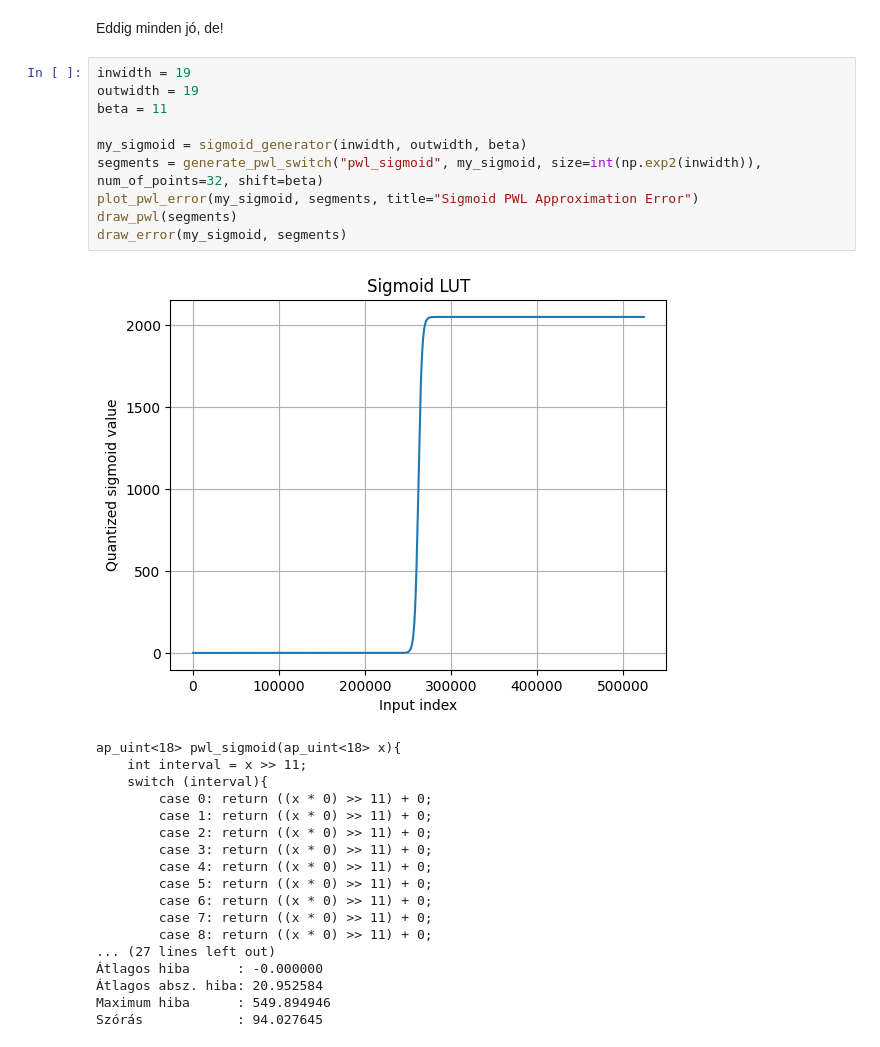
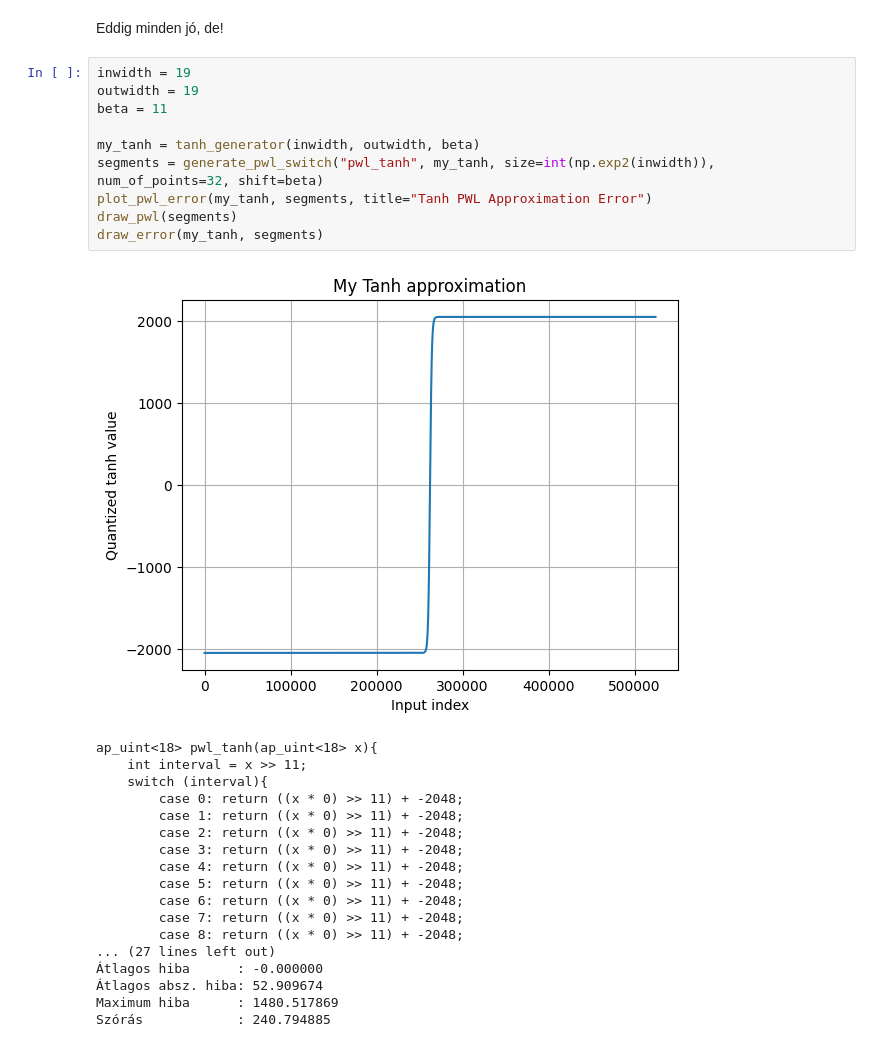
Before and after one commit to geribozont/Thesis, a Jupyter notebook: 02_define_act_functions.ipynb, the cells around one changed output. Saved outputs shown, nothing was run; the diff lists cells and outputs as text.

```diff
--- a/02_define_act_functions.ipynb
+++ b/02_define_act_functions.ipynb
@@ -339,29 +332,29 @@ Eddig minden jó, de!
 # %%
 inwidth = 19
 outwidth = 19
 beta = 11
 
-my_sigmoid = sigmoid_generator(inwidth, outwidth, beta)
-segments = generate_pwl_switch("pwl_sigmoid", my_sigmoid, size=int(np.exp2(inwidth)), num_of_points=32, shift=beta)
-plot_pwl_error(my_sigmoid, segments, title="Sigmoid PWL Approximation Error")
+my_tanh = tanh_generator(inwidth, outwidth, beta)
+segments = generate_pwl_switch("pwl_tanh", my_tanh, size=int(np.exp2(inwidth)), num_of_points=32, shift=beta)
+plot_pwl_error(my_tanh, segments, title="Tanh PWL Approximation Error")
 draw_pwl(segments)
-draw_error(my_sigmoid, segments)
+draw_error(my_tanh, segments)
 # %% [output]
-[figure, old version]
+[figure, new version]
-ap_uint<18> pwl_sigmoid(ap_uint<18> x){
+ap_uint<18> pwl_tanh(ap_uint<18> x){
     int interval = x >> 11;
     switch (interval){
-        case 0: return ((x * 0) >> 11) + 0;
-        case 1: return ((x * 0) >> 11) + 0;
-        case 2: return ((x * 0) >> 11) + 0;
-        case 3: return ((x * 0) >> 11) + 0;
-        case 4: return ((x * 0) >> 11) + 0;
-        case 5: return ((x * 0) >> 11) + 0;
-        case 6: return ((x * 0) >> 11) + 0;
-        case 7: return ((x * 0) >> 11) + 0;
-        case 8: return ((x * 0) >> 11) + 0;
+        case 0: return ((x * 0) >> 11) + -2048;
+        case 1: return ((x * 0) >> 11) + -2048;
+        case 2: return ((x * 0) >> 11) + -2048;
+        case 3: return ((x * 0) >> 11) + -2048;
+        case 4: return ((x * 0) >> 11) + -2048;
+        case 5: return ((x * 0) >> 11) + -2048;
+        case 6: return ((x * 0) >> 11) + -2048;
+        case 7: return ((x * 0) >> 11) + -2048;
+        case 8: return ((x * 0) >> 11) + -2048;
 ... (27 lines left out)
 Átlagos hiba      : -0.000000
-Átlagos absz. hiba: 20.952584
-Maximum hiba      : 549.894946
-Szórás            : 94.027645
+Átlagos absz. hiba: 52.909674
+Maximum hiba      : 1480.517869
+Szórás            : 240.794885
```
Also changed, not shown: parts of 15 cells of this notebook.
